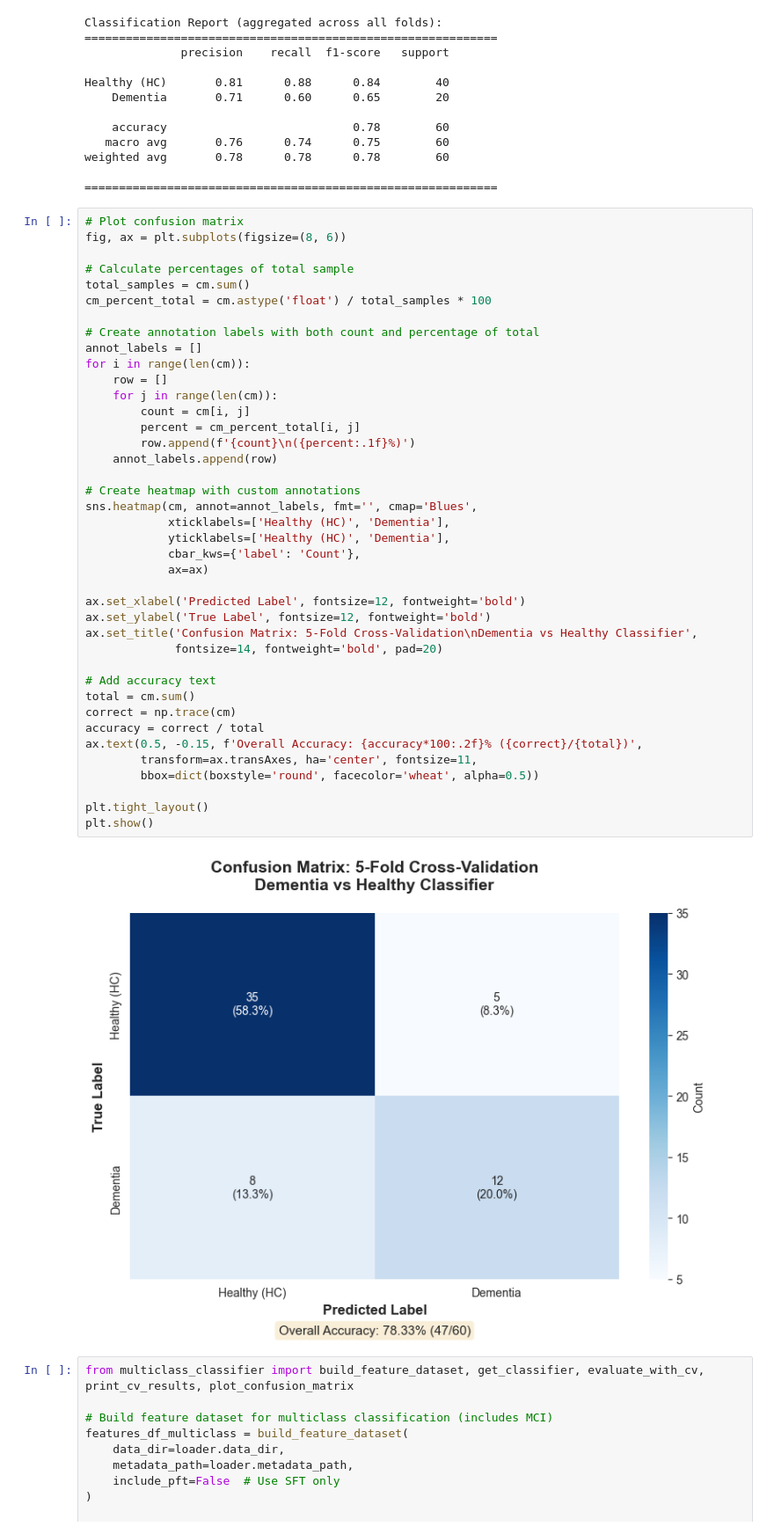
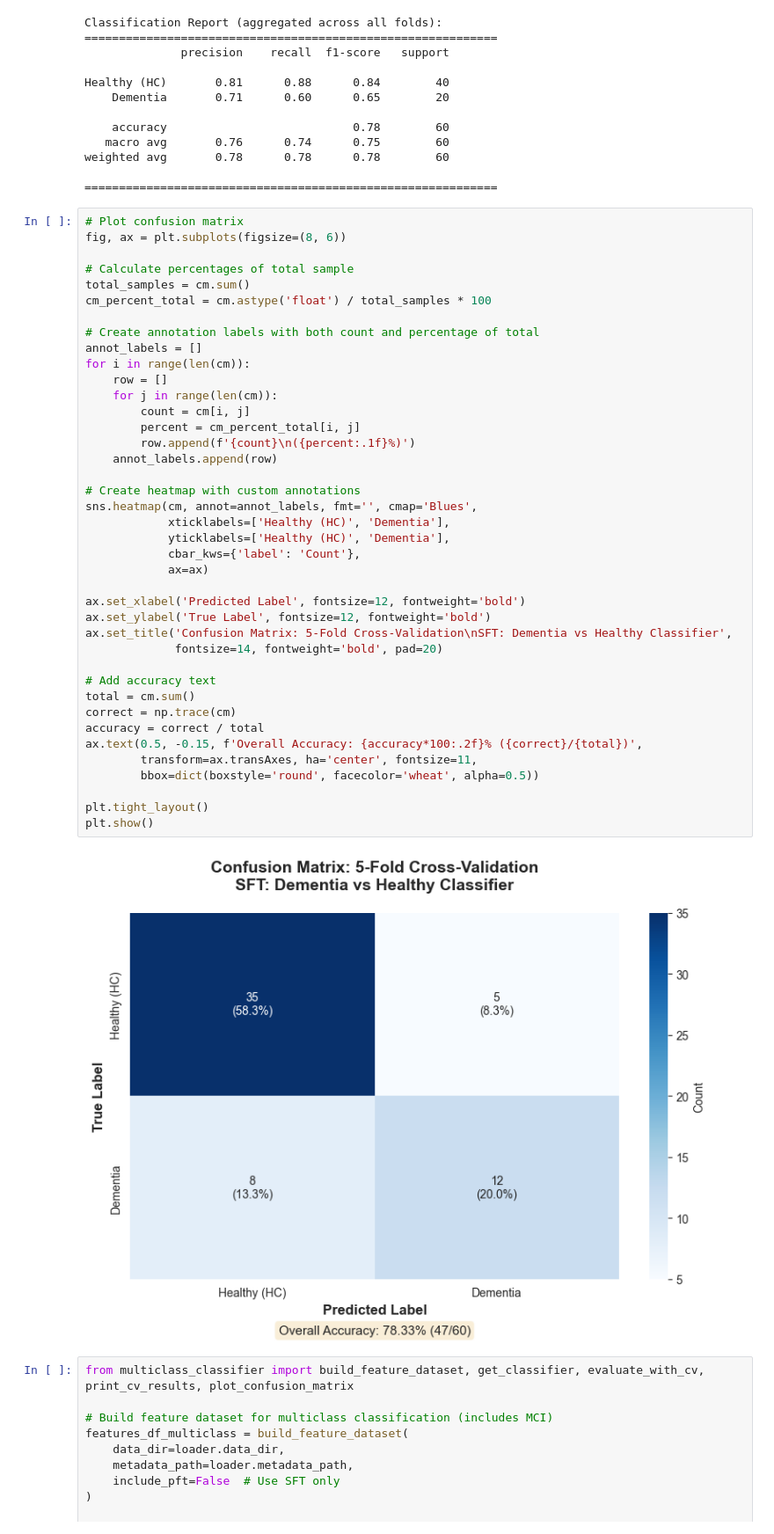
Before and after one commit to bentindal/cognospeak-pft-sft-pauses-data-analysis, a Jupyter notebook: transcript_analysis.ipynb, the cells around one changed output. Shown at 88% size. Cells and saved outputs as stored; diff of their text form.

```diff
--- a/transcript_analysis.ipynb
+++ b/transcript_analysis.ipynb
@@ -404,35 +400,35 @@ annot_labels = []
 for i in range(len(cm)):
     row = []
     for j in range(len(cm)):
         count = cm[i, j]
         percent = cm_percent_total[i, j]
         row.append(f'{count}\n({percent:.1f}%)')
     annot_labels.append(row)
 
 # Create heatmap with custom annotations
 sns.heatmap(cm, annot=annot_labels, fmt='', cmap='Blues',
             xticklabels=['Healthy (HC)', 'Dementia'],
             yticklabels=['Healthy (HC)', 'Dementia'],
             cbar_kws={'label': 'Count'},
             ax=ax)
 
 ax.set_xlabel('Predicted Label', fontsize=12, fontweight='bold')
 ax.set_ylabel('True Label', fontsize=12, fontweight='bold')
-ax.set_title('Confusion Matrix: 5-Fold Cross-Validation\nDementia vs Healthy Classifier',
+ax.set_title('Confusion Matrix: 5-Fold Cross-Validation\nSFT: Dementia vs Healthy Classifier',
              fontsize=14, fontweight='bold', pad=20)
 
 # Add accuracy text
 total = cm.sum()
 correct = np.trace(cm)
 accuracy = correct / total
 ax.text(0.5, -0.15, f'Overall Accuracy: {accuracy*100:.2f}% ({correct}/{total})',
         transform=ax.transAxes, ha='center', fontsize=11,
         bbox=dict(boxstyle='round', facecolor='wheat', alpha=0.5))
 
 plt.tight_layout()
 plt.show()
 # %% [output]
-[figure, old version]
+[figure, new version]
 # %%
 from multiclass_classifier import build_feature_dataset, get_classifier, evaluate_with_cv, print_cv_results, plot_confusion_matrix
 
```
Also changed, not shown: parts of 18 cells of this notebook.
